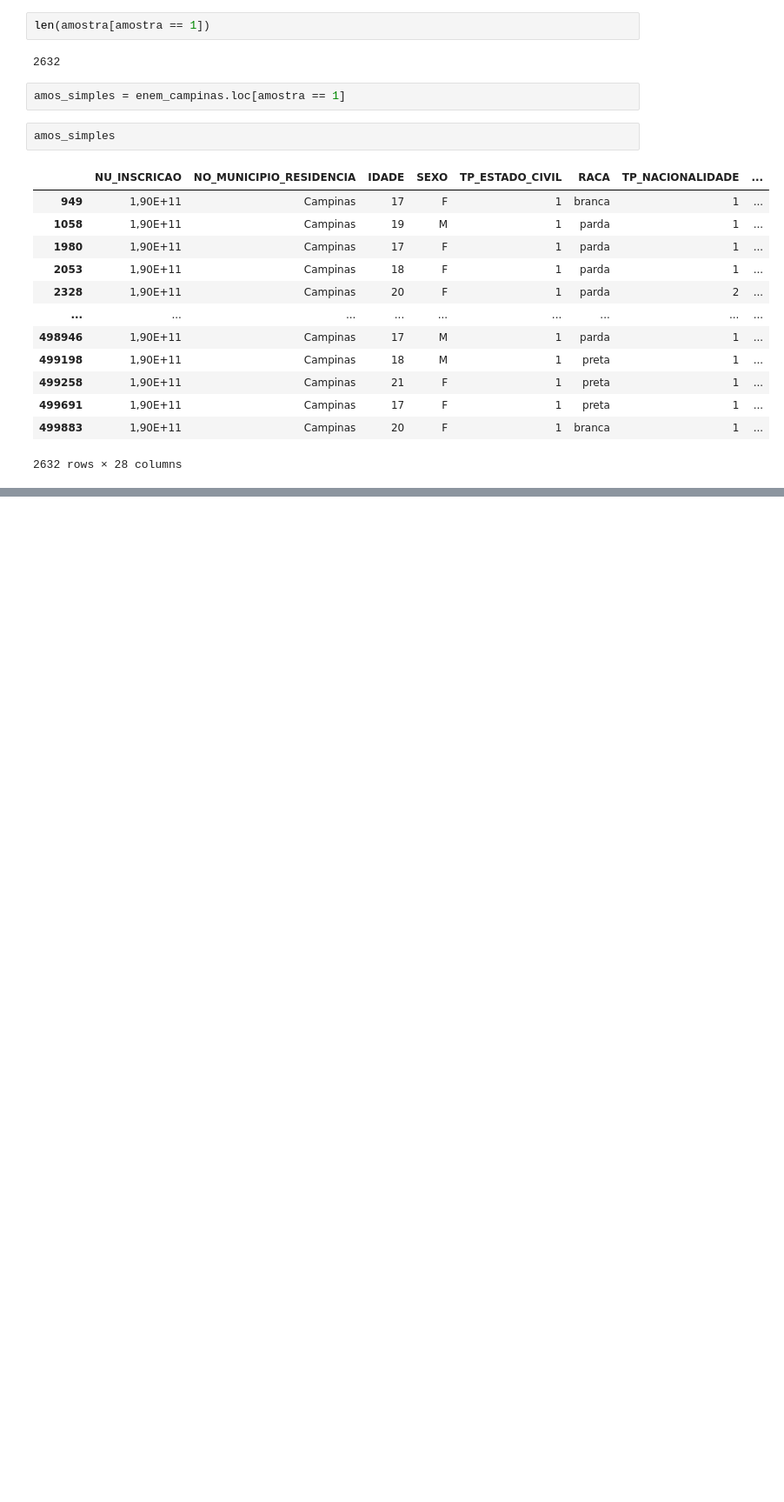
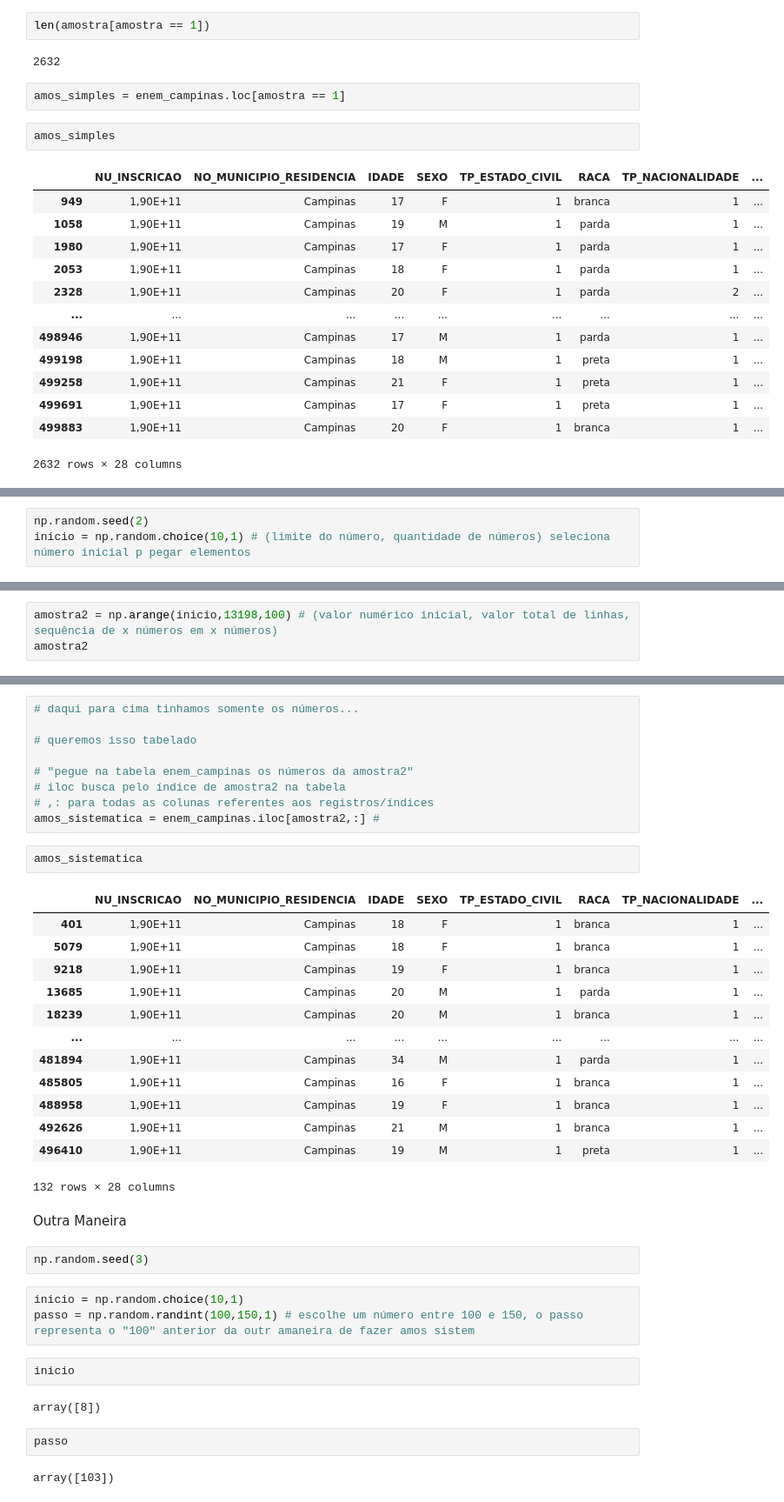
Before and after one commit to luizakuze/Cursos, a Jupyter notebook: curso/fundamentos-estatística/amostragem.ipynb, the cells around one changed output, grey strips where cells are left out. Shown at 87% size. Drawn from its saved outputs; the diff is of its cells as text; blank space fills up the shorter version.

Commit message:
amostragem sistemática

```diff
--- a/curso/fundamentos-estatística/amostragem.ipynb
+++ b/curso/fundamentos-estatística/amostragem.ipynb
@@ -119,0 +136,3 @@ amos_simples
+# %%
+np.random.seed(2)
+inicio = np.random.choice(10,1) # (limite do número, quantidade de números) seleciona número inicial p pegar elementos
@@ -119,0 +143,3 @@ amos_simples
+# %%
+amostra2 = np.arange(inicio,13198,100) # (valor numérico inicial, valor total de linhas, sequência de x números em x números)
+amostra2
@@ -119,0 +162,40 @@ amos_simples
+# %%
+# daqui para cima tinhamos somente os números...
+
+# queremos isso tabelado
+
+# "pegue na tabela enem_campinas os números da amostra2"
+# iloc busca pelo índice de amostra2 na tabela
+# ,: para todas as colunas referentes aos registros/índices
+amos_sistematica = enem_campinas.iloc[amostra2,:] #
+# %%
+amos_sistematica
+# %% [output]
+|  | NU_INSCRICAO | NO_MUNICIPIO_RESIDENCIA | IDADE | SEXO | TP_ESTADO_CIVIL | RACA | TP_NACIONALIDADE | ... |
+| 401 | 1,90E+11 | Campinas | 18 | F | 1 | branca | 1 | ... |
+| 5079 | 1,90E+11 | Campinas | 18 | F | 1 | branca | 1 | ... |
+| 9218 | 1,90E+11 | Campinas | 19 | F | 1 | branca | 1 | ... |
+| 13685 | 1,90E+11 | Campinas | 20 | M | 1 | parda | 1 | ... |
+| 18239 | 1,90E+11 | Campinas | 20 | M | 1 | branca | 1 | ... |
+| ... | ... | ... | ... | ... | ... | ... | ... | ... |
+| 481894 | 1,90E+11 | Campinas | 34 | M | 1 | parda | 1 | ... |
+| 485805 | 1,90E+11 | Campinas | 16 | F | 1 | branca | 1 | ... |
+| 488958 | 1,90E+11 | Campinas | 19 | F | 1 | branca | 1 | ... |
+| 492626 | 1,90E+11 | Campinas | 21 | M | 1 | branca | 1 | ... |
+| 496410 | 1,90E+11 | Campinas | 19 | M | 1 | preta | 1 | ... |
+132 rows × 28 columns
+# %% [markdown]
+Outra Maneira
+# %%
+np.random.seed(3)
+# %%
+inicio = np.random.choice(10,1)
+passo = np.random.randint(100,150,1) # escolhe um número entre 100 e 150, o passo representa o "100" anterior da outr amaneira de fazer amos sistem
+# %%
+inicio
+# %% [output]
+array([8])
+# %%
+passo
+# %% [output]
+array([103])
```
Also changed, not shown: parts of 13 cells of this notebook.
